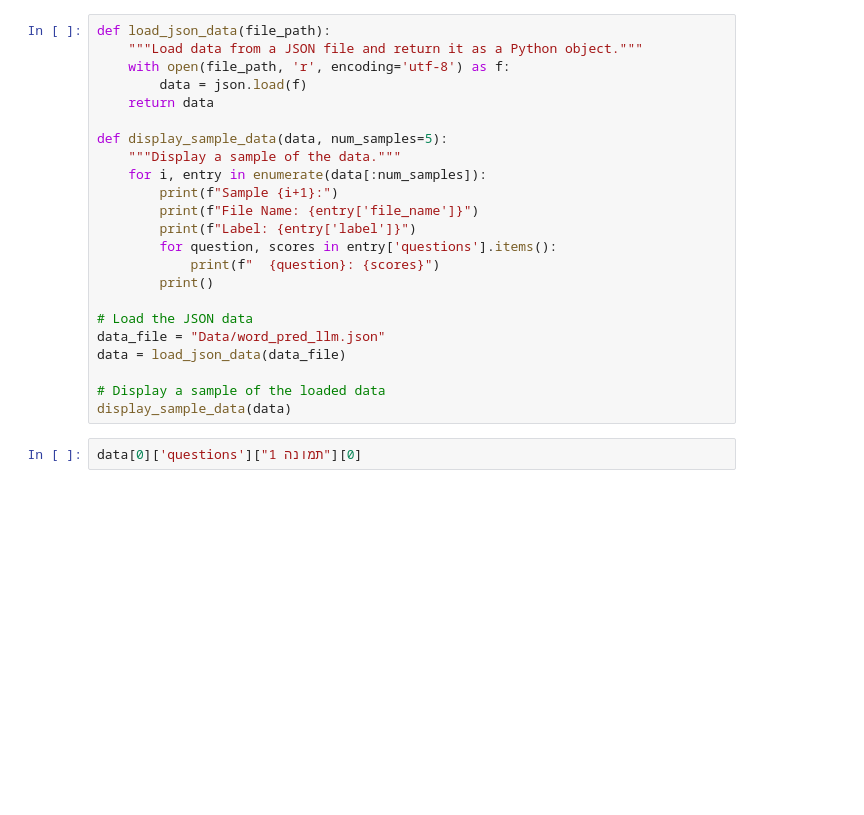
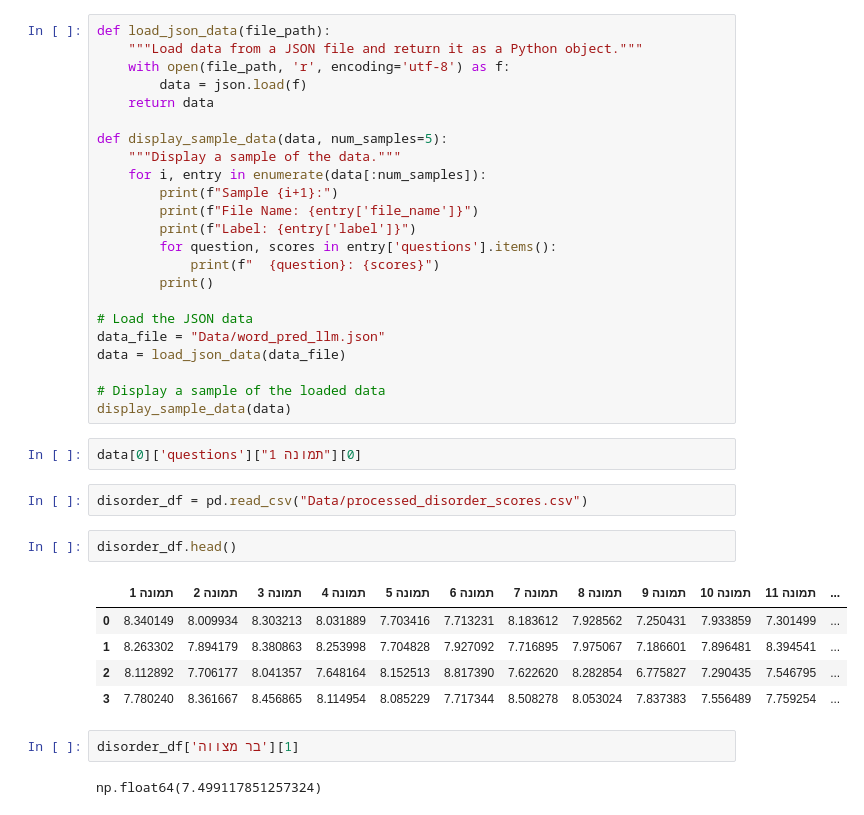
Before and after one commit to royzohar2/Schizophrenic_Speech, a Jupyter notebook: try_data_loader.ipynb, the cells around one changed output. Saved outputs shown, nothing was run; the diff lists cells and outputs as text; blank space fills up the shorter version.

```diff
--- a/try_data_loader.ipynb
+++ b/try_data_loader.ipynb
@@ -38,3 +62,17 @@ data = load_json_data(data_file)
 display_sample_data(data)
 # %%
 data[0]['questions']["תמונה 1"][0]
+# %%
+disorder_df = pd.read_csv("Data/processed_disorder_scores.csv")
+# %%
+disorder_df.head()
+# %% [output]
+|  | תמונה 1 | תמונה 2 | תמונה 3 | תמונה 4 | תמונה 5 | תמונה 6 | תמונה 7 | תמונה 8 | תמונה 9 | תמונה 10 | תמונה 11 | ... |
+| 0 | 8.340149 | 8.009934 | 8.303213 | 8.031889 | 7.703416 | 7.713231 | 8.183612 | 7.928562 | 7.250431 | 7.933859 | 7.301499 | ... |
+| 1 | 8.263302 | 7.894179 | 8.380863 | 8.253998 | 7.704828 | 7.927092 | 7.716895 | 7.975067 | 7.186601 | 7.896481 | 8.394541 | ... |
+| 2 | 8.112892 | 7.706177 | 8.041357 | 7.648164 | 8.152513 | 8.817390 | 7.622620 | 8.282854 | 6.775827 | 7.290435 | 7.546795 | ... |
+| 3 | 7.780240 | 8.361667 | 8.456865 | 8.114954 | 8.085229 | 7.717344 | 8.508278 | 8.053024 | 7.837383 | 7.556489 | 7.759254 | ... |
+# %%
+disorder_df['בר מצווה'][1]
+# %% [output]
+np.float64(7.499117851257324)
```
Also changed, not shown: parts of 3 cells of this notebook, 3 other files.
